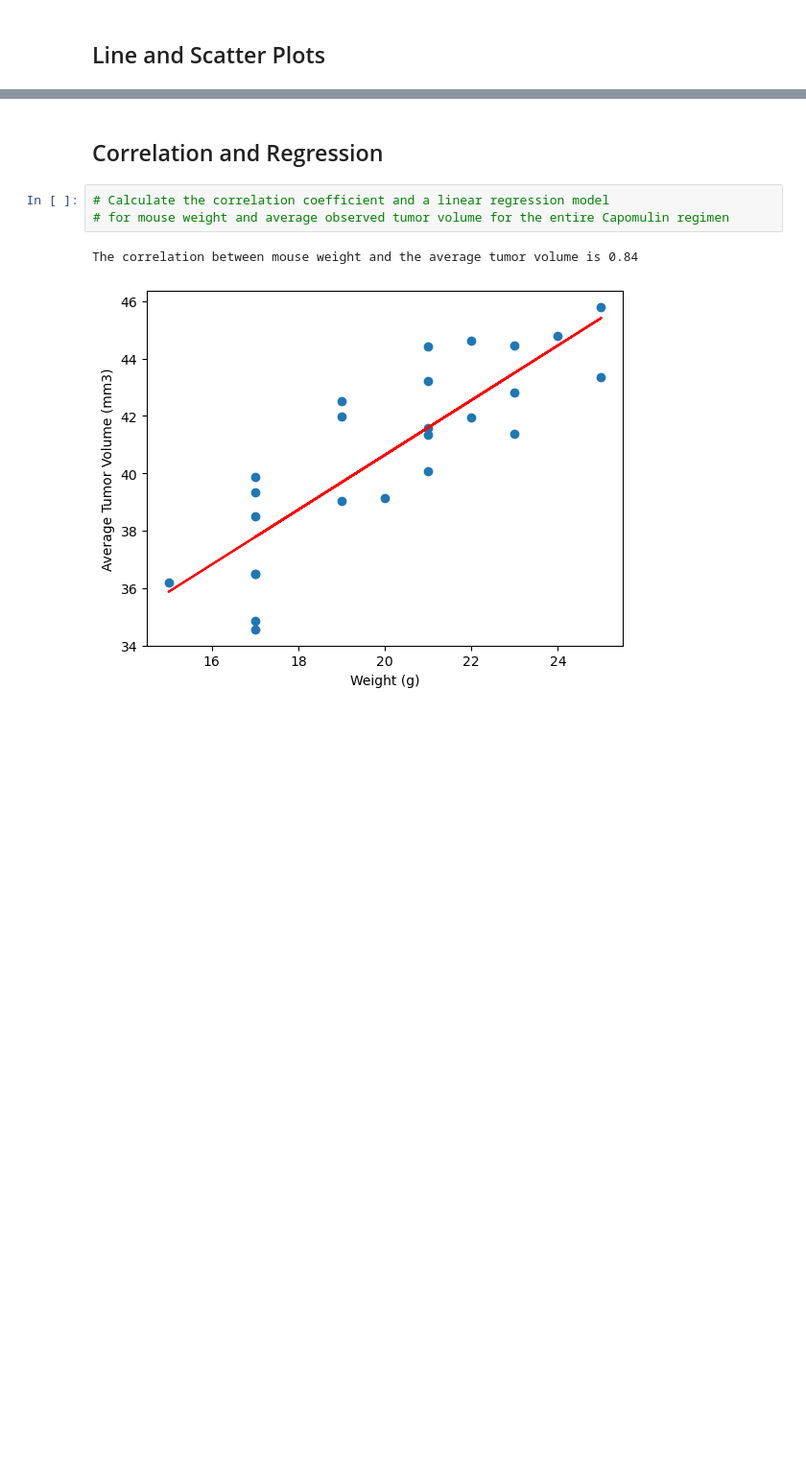
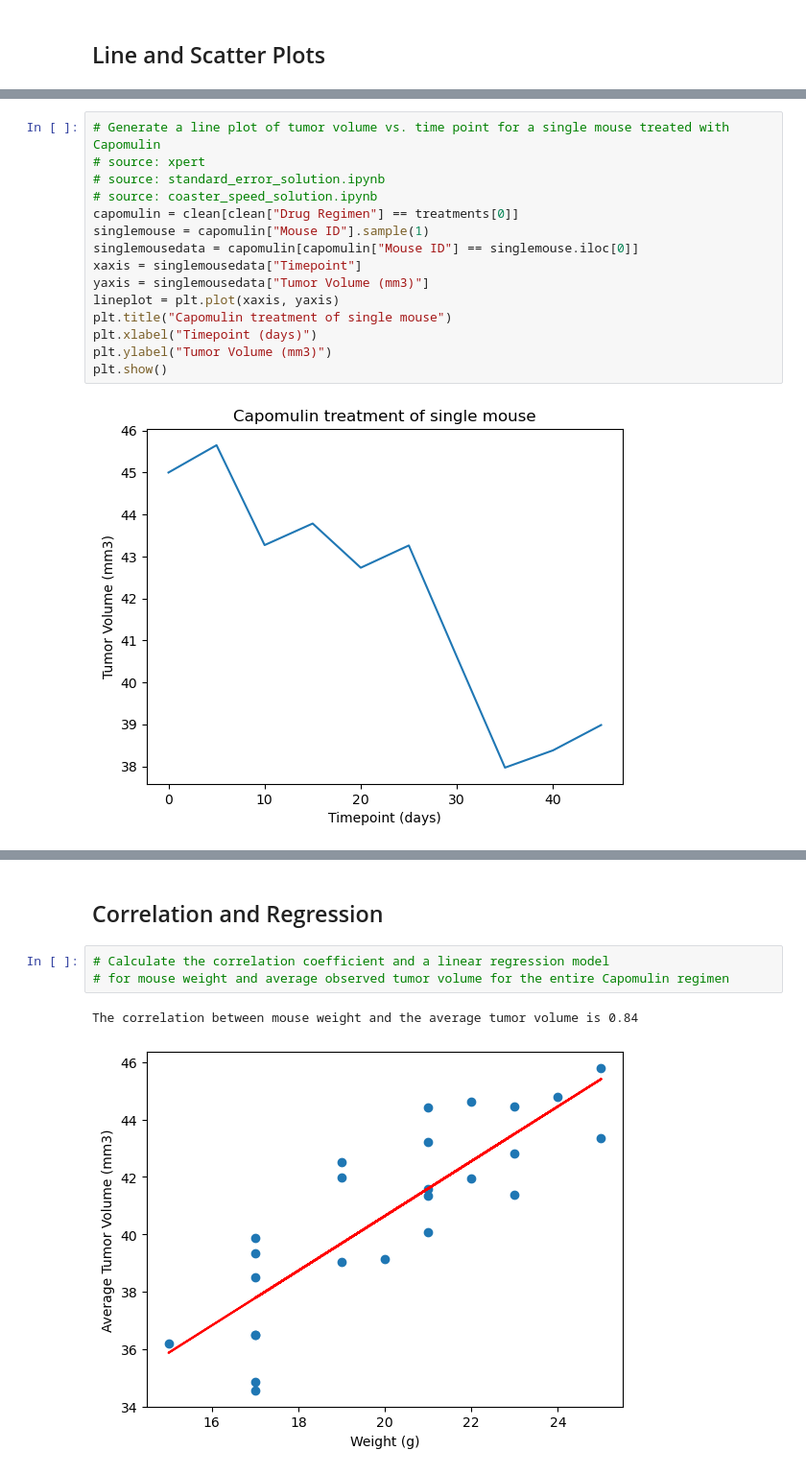
Before and after one commit to HanaDoubleU/matplotlib-challenge, a Jupyter notebook: Pymaceuticals/pymaceuticals_starter.ipynb, the cells around one changed output, grey strips where cells are left out. Shown at 96% size. Drawn from its saved outputs; the diff is of its cells as text; blank space fills up the shorter version.

```diff
--- a/Pymaceuticals/pymaceuticals_starter.ipynb
+++ b/Pymaceuticals/pymaceuticals_starter.ipynb
@@ -342,0 +335,17 @@ plt.show()
+# %%
+# Generate a line plot of tumor volume vs. time point for a single mouse treated with Capomulin
+# source: xpert
+# source: standard_error_solution.ipynb
+# source: coaster_speed_solution.ipynb
+capomulin = clean[clean["Drug Regimen"] == treatments[0]]
+singlemouse = capomulin["Mouse ID"].sample(1)
+singlemousedata = capomulin[capomulin["Mouse ID"] == singlemouse.iloc[0]]
+xaxis = singlemousedata["Timepoint"]
+yaxis = singlemousedata["Tumor Volume (mm3)"]
+lineplot = plt.plot(xaxis, yaxis)
+plt.title("Capomulin treatment of single mouse")
+plt.xlabel("Timepoint (days)")
+plt.ylabel("Tumor Volume (mm3)")
+plt.show()
+# %% [output]
+[figure, added]
```
Also changed, not shown: parts of 4 cells of this notebook.
